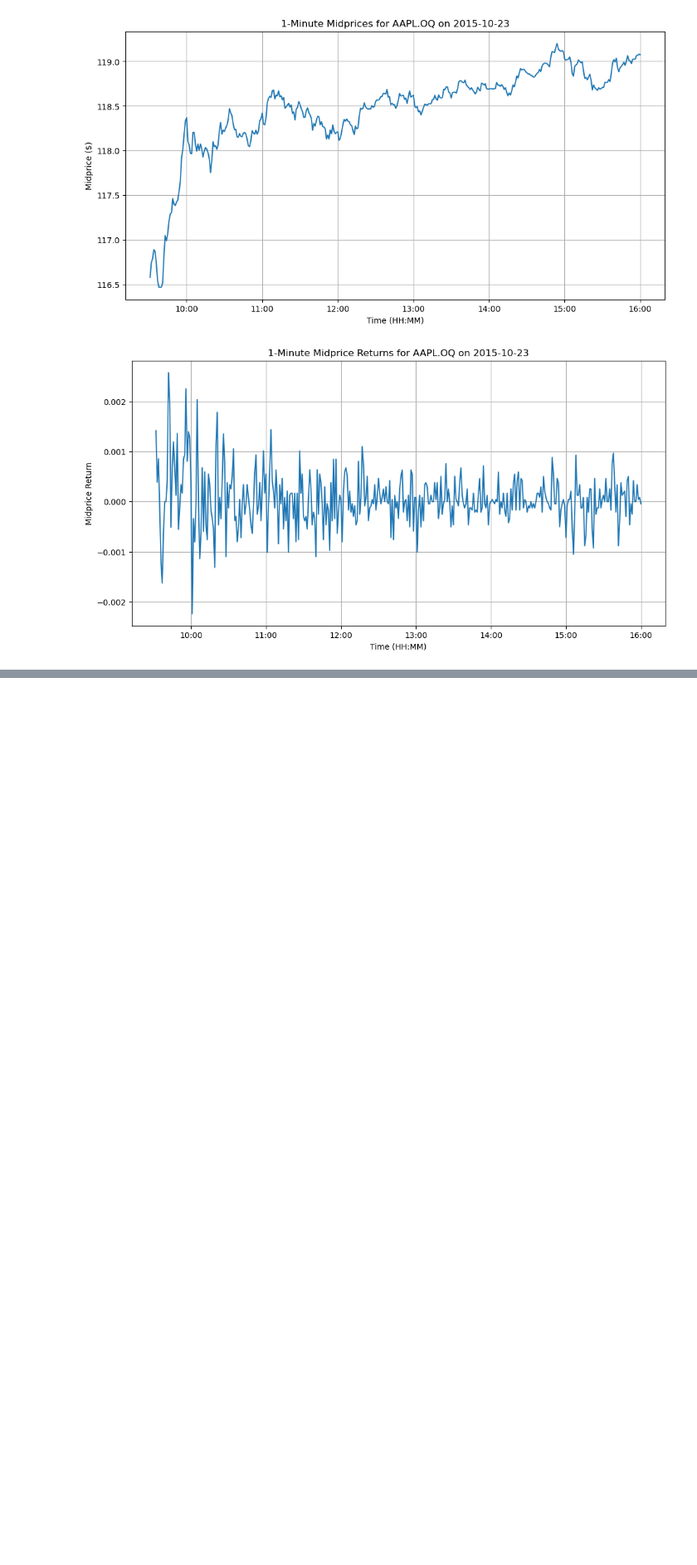
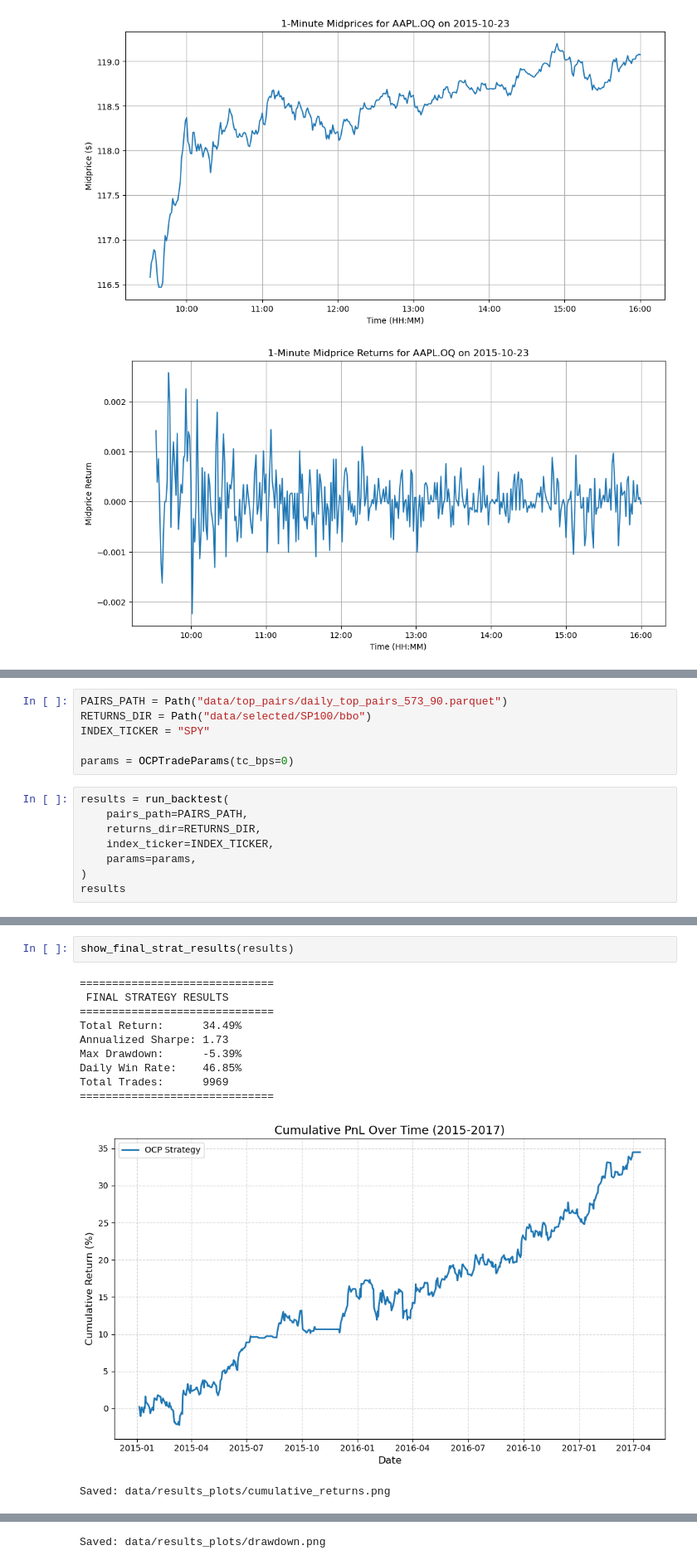
Before and after one commit to matthias-wyss/OCP-StatArb-SP100, a Jupyter notebook: analysis.ipynb, the cells around one changed output, grey strips where cells are left out. Shown at 83% size. Saved outputs shown, nothing was run; the diff lists cells and outputs as text; blank space fills up the shorter version.

```diff
--- a/analysis.ipynb
+++ b/analysis.ipynb
@@ -67,0 +109,14 @@ plot_1min_intraday_midprices_and_returns(ticker="AAPL.OQ", date=dt.date(2015, 10
+# %%
+PAIRS_PATH = Path("data/top_pairs/daily_top_pairs_573_90.parquet")
+RETURNS_DIR = Path("data/selected/SP100/bbo")
+INDEX_TICKER = "SPY"
+
+params = OCPTradeParams(tc_bps=0)
+# %%
+results = run_backtest(
+    pairs_path=PAIRS_PATH,
+    returns_dir=RETURNS_DIR,
+    index_ticker=INDEX_TICKER,
+    params=params,
+)
+results
@@ -67,0 +138,14 @@ plot_1min_intraday_midprices_and_returns(ticker="AAPL.OQ", date=dt.date(2015, 10
+# %%
+show_final_strat_results(results)
+# %% [output]
+==============================
+ FINAL STRATEGY RESULTS
+==============================
+Total Return:      34.49%
+Annualized Sharpe: 1.73
+Max Drawdown:      -5.39%
+Daily Win Rate:    46.85%
+Total Trades:      9969
+==============================
+[figure, added]
+Saved: data/results_plots/cumulative_returns.png
@@ -67,0 +153 @@ plot_1min_intraday_midprices_and_returns(ticker="AAPL.OQ", date=dt.date(2015, 10
+Saved: data/results_plots/drawdown.png
```
Also changed, not shown: parts of 8 cells of this notebook, 1 other file.
